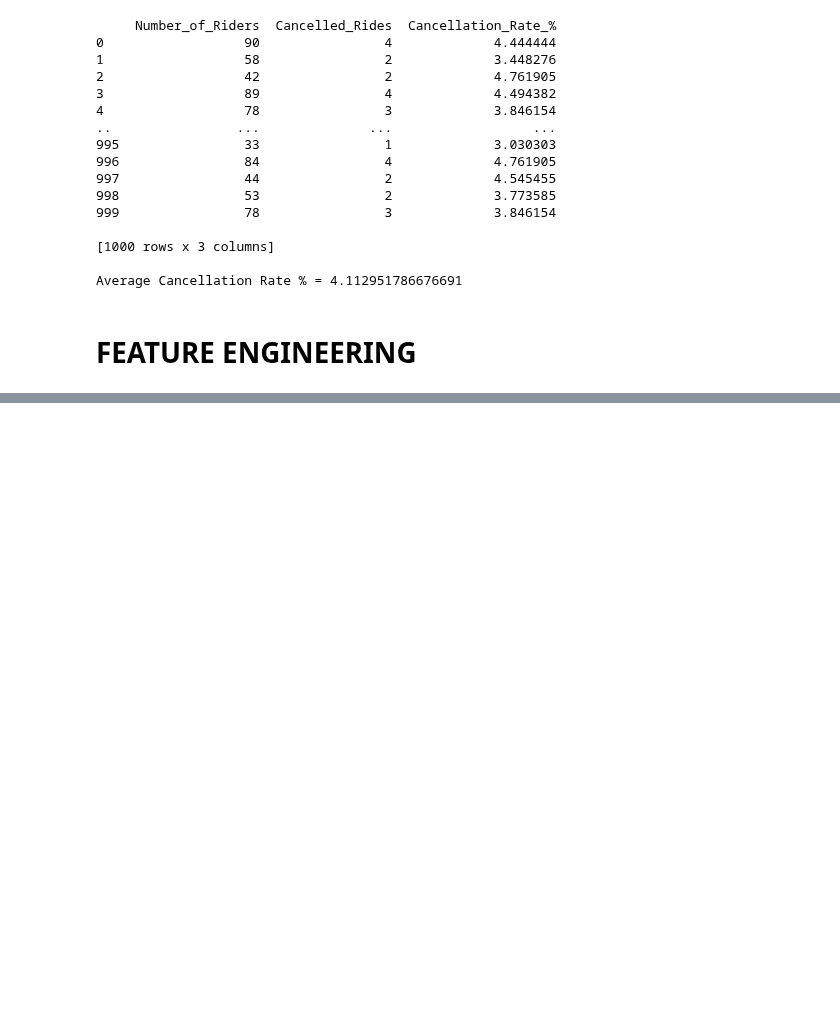
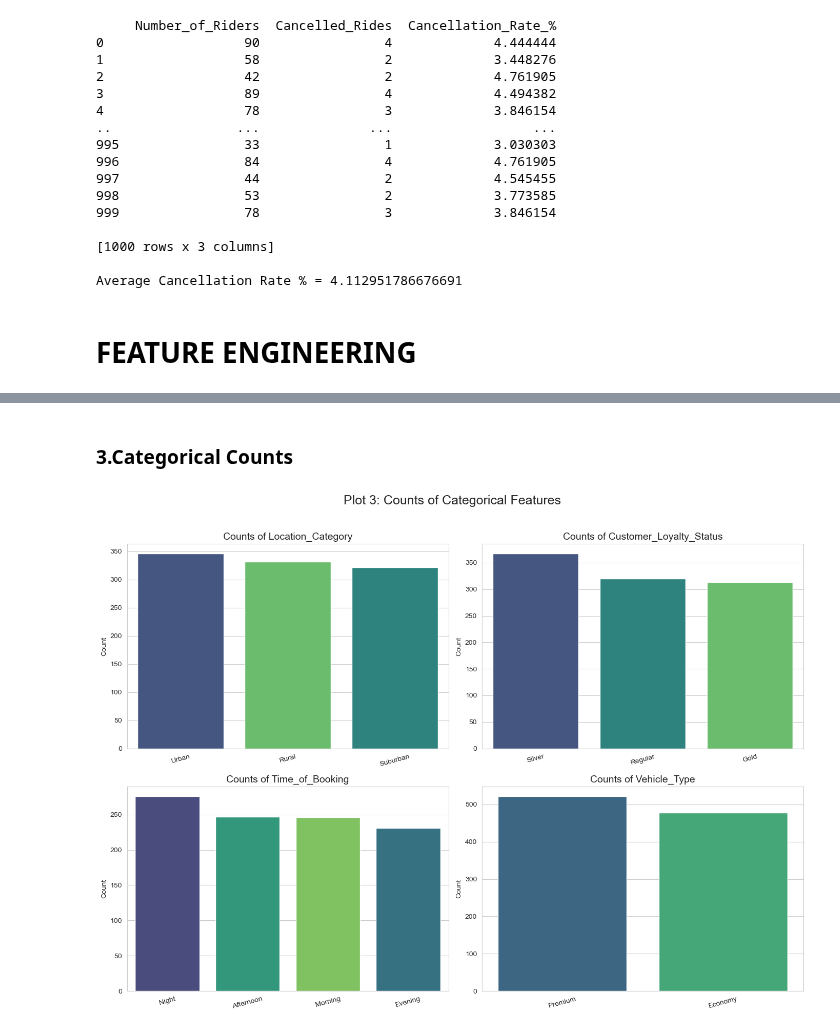
Before and after one commit to ajith-kumar99/price-optima, a Jupyter notebook: Price_Optima.ipynb, the cells around one changed output, grey strips where cells are left out. Drawn from its saved outputs; the diff is of its cells as text; code cells hidden in the pictures; blank space fills up the shorter version.

```diff
--- a/Price_Optima.ipynb
+++ b/Price_Optima.ipynb
@@ -357,0 +531,34 @@ Average Cancellation Rate % = 4.112951786676691
+# %% [markdown]
+### 3.Categorical Counts
+# %%
+# Define the categorical columns you want to analyze
+categorical_features = [
+    'Location_Category',
+    'Customer_Loyalty_Status',
+    'Time_of_Booking',
+    'Vehicle_Type'
+]
+
+# Create a figure to hold the subplots
+plt.figure(figsize=(14, 10))
+
+# Loop through each feature and create a count plot
+for i, col in enumerate(categorical_features, 1):
+    plt.subplot(2, 2, i) # Create a 2x2 grid of plots
+
+    # CORRECTED LINE: Added hue=df[col] and legend=False
+    sns.countplot(x=df[col], order=df[col].value_counts().index, hue=df[col], palette='viridis', legend=False)
+
+    plt.title(f'Counts of {col}', fontsize=14)
+    plt.xlabel('') # Hide x-axis label for a cleaner look
+    plt.ylabel('Count')
+    plt.xticks(rotation=15)
+
+# Add a main title for the entire figure and adjust layout
+plt.suptitle('Plot 3: Counts of Categorical Features', fontsize=18, y=1.02)
+plt.tight_layout()
+
+# Display the plots
+plt.show()
+# %% [output]
+[figure, added]
```
Also changed, not shown: parts of 9 cells of this notebook.
